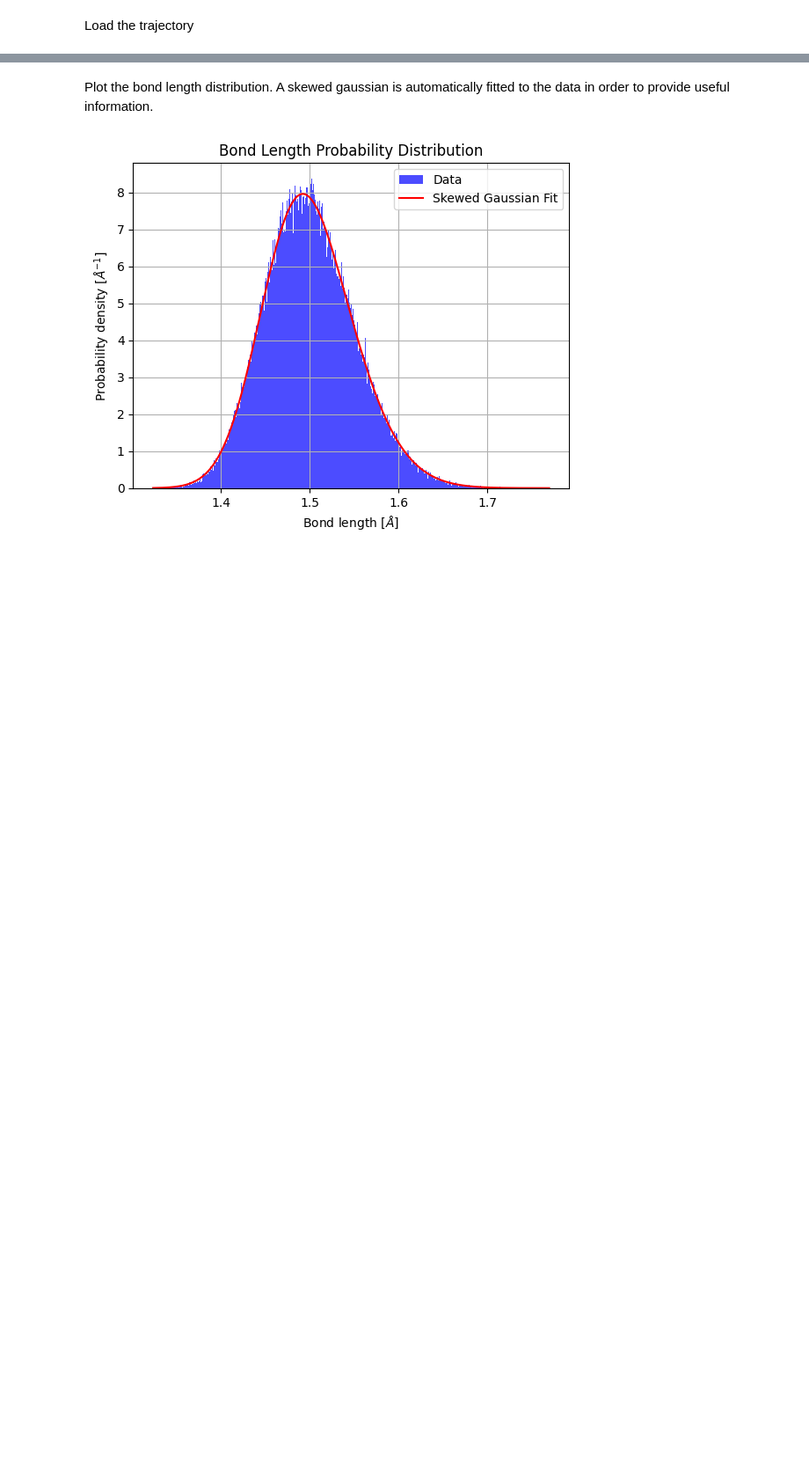
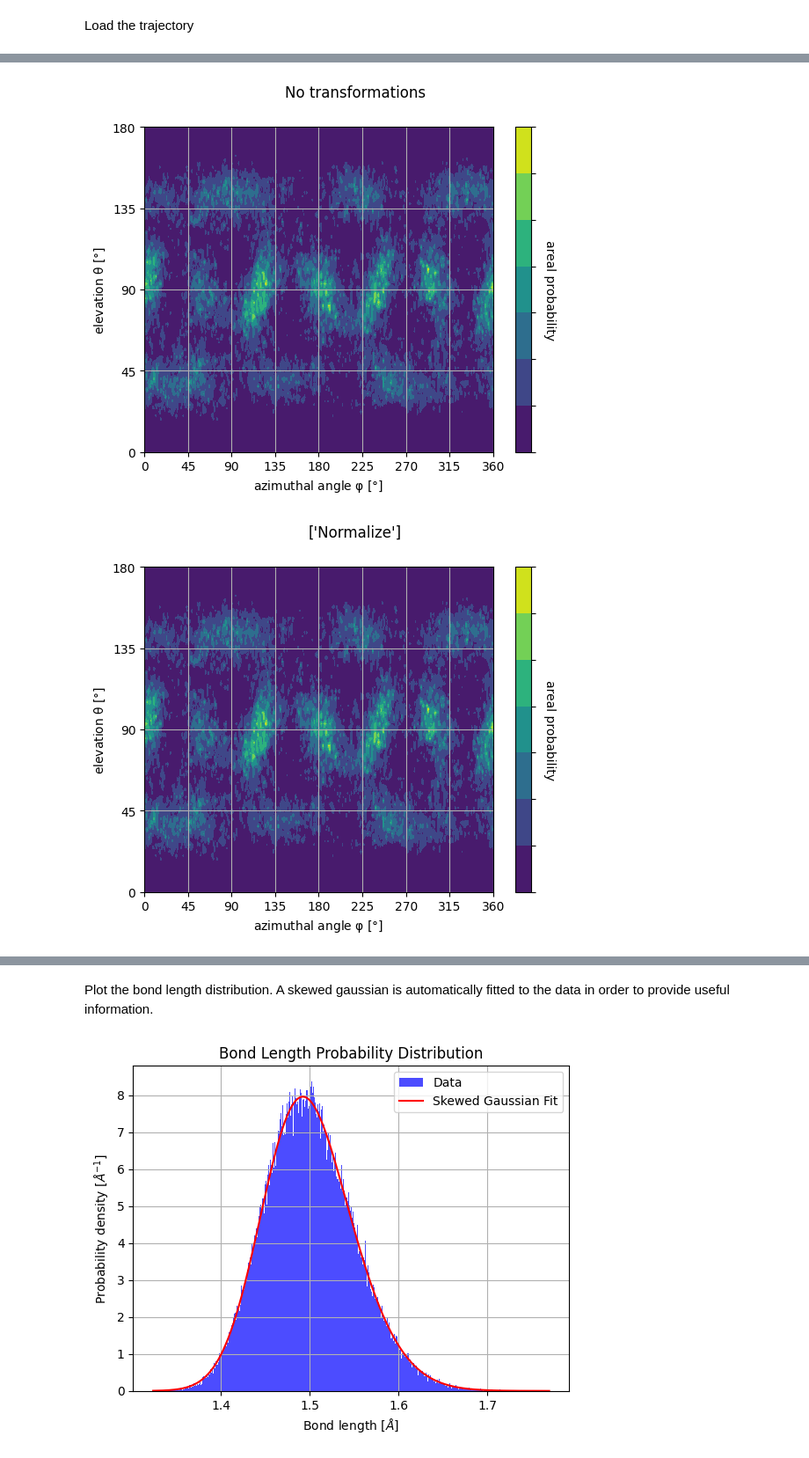
Before and after one commit to GEMDAT-repos/gemdat-notebooks, a Jupyter notebook: rotations.ipynb, the cells around one changed output, grey strips where cells are left out. Shown at 88% size. Cells and saved outputs as stored; diff of their text form; code cells hidden in the pictures; blank space fills up the shorter version.

Commit message:
Update rotations to #293

```diff
--- a/rotations.ipynb
+++ b/rotations.ipynb
@@ -55 +64,12 @@ direct_cart = rotational_traj.get_conventional_coordinates()
+# %%
+rotational_traj.prim_to_conv_matrix = np.array([[1, 0, 0], [0, 1, 0], [0, 0, 1]])
+# and then you can apply them
+rotational_traj.set_transformation(['Conventional'])
+conv = rotational_traj.execute_transformations()
+
+# Remember to set it to the correct value if you are exploring different options
+rotational_traj.prim_to_conv_matrix = np.array(
+            [[1 / np.sqrt(2), -1 / np.sqrt(6), 1 / np.sqrt(3)],
+             [1 / np.sqrt(2), 1 / np.sqrt(6), -1 / np.sqrt(3)],
+             [0, 2 / np.sqrt(6), 1 / np.sqrt(3)]])
 # %% [markdown]
@@ -100,0 +77,2 @@ Now that we have manually redefined the Oh point group, we can compare it with t
+# %%
+symmetry = np.asarray([[ [ 0, 1, 0], [1, 0, 0] , [1, 0, 0]]])
@@ -101,3 +81,4 @@ Now that we have manually redefined the Oh point group, we can compare it with t
 # %%
-rotational_traj.set_symmetry_operations(explicit_sym=manual_ops_Oh)
-manual_Oh_direction_cart_sym =  rotational_traj.get_symmetric_trajectory()
+rotational_traj.set_symmetry_operations(explicit_sym=symmetry)
+rotational_traj.set_transformation(['Symmetrize'])
+traj_manual_sym =  rotational_traj.execute_transformations()
@@ -108,0 +87,4 @@ True
+# %%
+rotational_traj.set_symmetry_operations(sym_group='m-3m')
+rotational_traj.set_transformation(['Symmetrize'])
+norm_sym =  rotational_traj.execute_transformations()
@@ -137,0 +102,15 @@ fig4.show()
+# %%
+for tr in [ None, ['Normalize'], ['Normalize', 'Symmetrize'], ['Normalize', 'Conventional'], ['Normalize', 'Symmetrize', 'Conventional'], ['Normalize', 'Conventional', 'Symmetrize']]:
+    # Calculate the transformed trajectory
+    rotational_traj.set_transformation(tr)
+    _ = rotational_traj.execute_transformations()
+    # and now we can plot it
+    fig = plots.rectilinear_plot(orientations=rotational_traj, normalize_histo=False)
+    if tr is None:
+        fig.suptitle('No transformations')
+    else:
+        fig.suptitle(tr)
+    fig.show()
+# %% [output]
+[figure, added]
+[figure, added]
```
Also changed, not shown: parts of 25 cells of this notebook.
